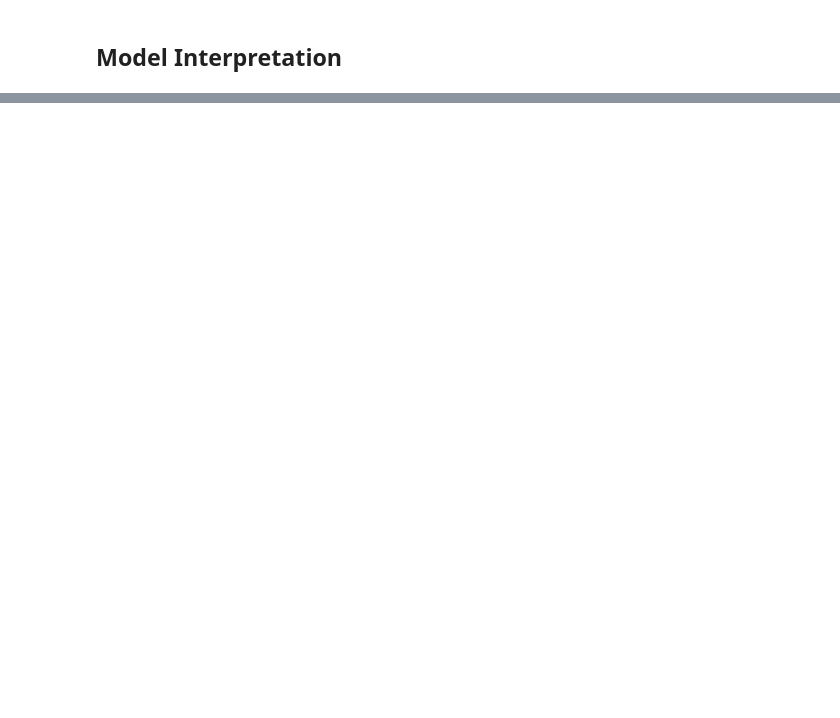
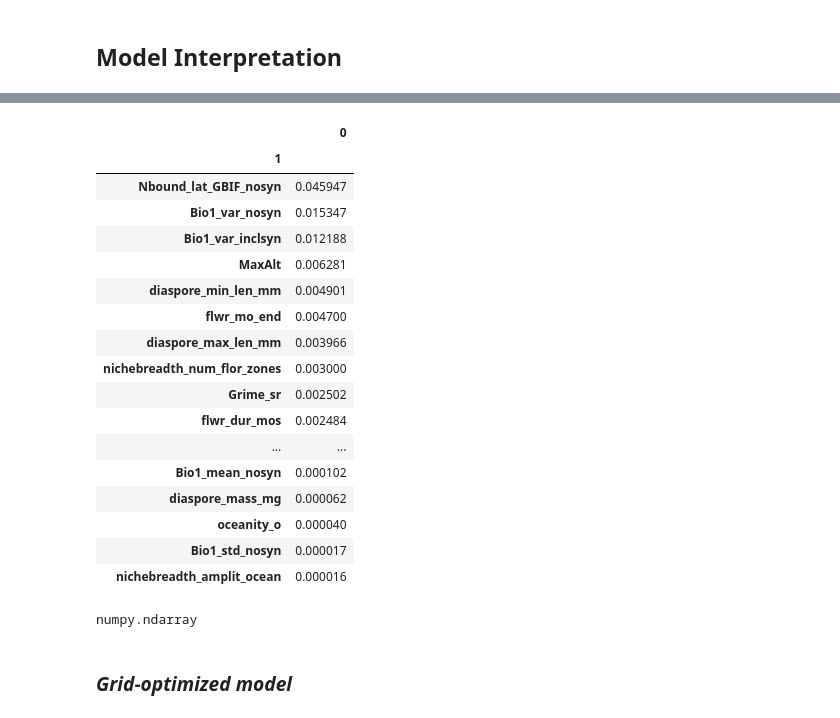
Before and after one commit to HuckleyLab/cc_traits, a Jupyter notebook: code/2-24-2017-Generalizable Model Interpretation.ipynb, the cells around one changed output, grey strips where cells are left out. Saved outputs shown, nothing was run; the diff lists cells and outputs as text; code cells hidden in the pictures; blank space fills up the shorter version.

```diff
--- a/code/2-24-2017-Generalizable Model Interpretation.ipynb
+++ b/code/2-24-2017-Generalizable Model Interpretation.ipynb
@@ -26,9 +21,6 @@ SCORING = "neg_mean_squared_error"
 # %%
 reload(TraitData)
 responseVar = "migration_m"
-
-plants_master = pd.read_csv("../data/plants5.csv")
-
 
 drop_features = ["Taxon",
                  "migr_sterr_m",
@@ -49,8 +41,12 @@ td = TraitData.TraitData("../data/plants5.csv",
                responseVar,
                drop_features,
                categorical_features,
-               dropNA=1)
+               dropNA=None)
+
+td.impute_NaN()
 
 X, x_test, Y, y_test = td.train_test_split(0.30)
 
+shap.initjs()
 shapdata = shap.DenseData(X, td.feature_names)
+shapdata.group_names
@@ -67,0 +85,15 @@ NameError: name 'X' is not defined
+# %%
+params_grid = {
+    'C'     :  np.logspace(-3, 3, 13),
+    'gamma' : np.logspace(-3, 3, 13),
+}
+
+SVR_grid = GridSearchCV(base,
+                        param_grid = params_grid,
+                        scoring=SCORING,
+                        n_jobs = -1,
+                        error_score = 0,
+                        cv=KFold(5))
+
+SVR_grid.fit(X, Y)
+SVR_grid.best_estimator_.get_params()
@@ -70,6 +116,6 @@ NameError: name 'X' is not defined
 # %%
-base.fit(scale(X), Y)
-explainer = shap.KernelExplainer(base.predict, shapdata)
+base.fit(X, Y)
+base_explainer = shap.KernelExplainer(base.predict, shapdata, nsamples=100)
 # %%
 print(base.predict(scale(x_test)))
 print(y_test)
@@ -93,0 +178,8 @@ Name: migration_m, dtype: float64
+# %%
+base_explanations =[]
+for i in range(0, len(x_test)-1):
+    try:
+        explanations.append(base_explainer.explain(np.mat(x_test[i:i+1, :])))
+    except Exception:
+        print("error on ", (i, i+1))
+        continue
@@ -93,0 +190,28 @@ Name: migration_m, dtype: float64
+# %%
+all_effects = pd.concat([pd.DataFrame(list(zip(exp.effects, td.feature_names))) for exp in explanations])
+pd.groupby(all_effects, by=1).mean().abs().sort_values(by=0, ascending=False)
+# %% [output]
+|  | 0 |
+| 1 |  |
+| Nbound_lat_GBIF_nosyn | 0.045947 |
+| Bio1_var_nosyn | 0.015347 |
+| Bio1_var_inclsyn | 0.012188 |
+| MaxAlt | 0.006281 |
+| diaspore_min_len_mm | 0.004901 |
+| flwr_mo_end | 0.004700 |
+| diaspore_max_len_mm | 0.003966 |
+| nichebreadth_num_flor_zones | 0.003000 |
+| Grime_sr | 0.002502 |
+| flwr_dur_mos | 0.002484 |
+| ... | ... |
+| Bio1_mean_nosyn | 0.000102 |
+| diaspore_mass_mg | 0.000062 |
+| oceanity_o | 0.000040 |
+| Bio1_std_nosyn | 0.000017 |
+| nichebreadth_amplit_ocean | 0.000016 |
+# %%
+type(x_test)
+# %% [output]
+numpy.ndarray
+# %% [markdown]
+### *Grid-optimized model*
```
Also changed, not shown: parts of 18 cells of this notebook, 4 other files.
